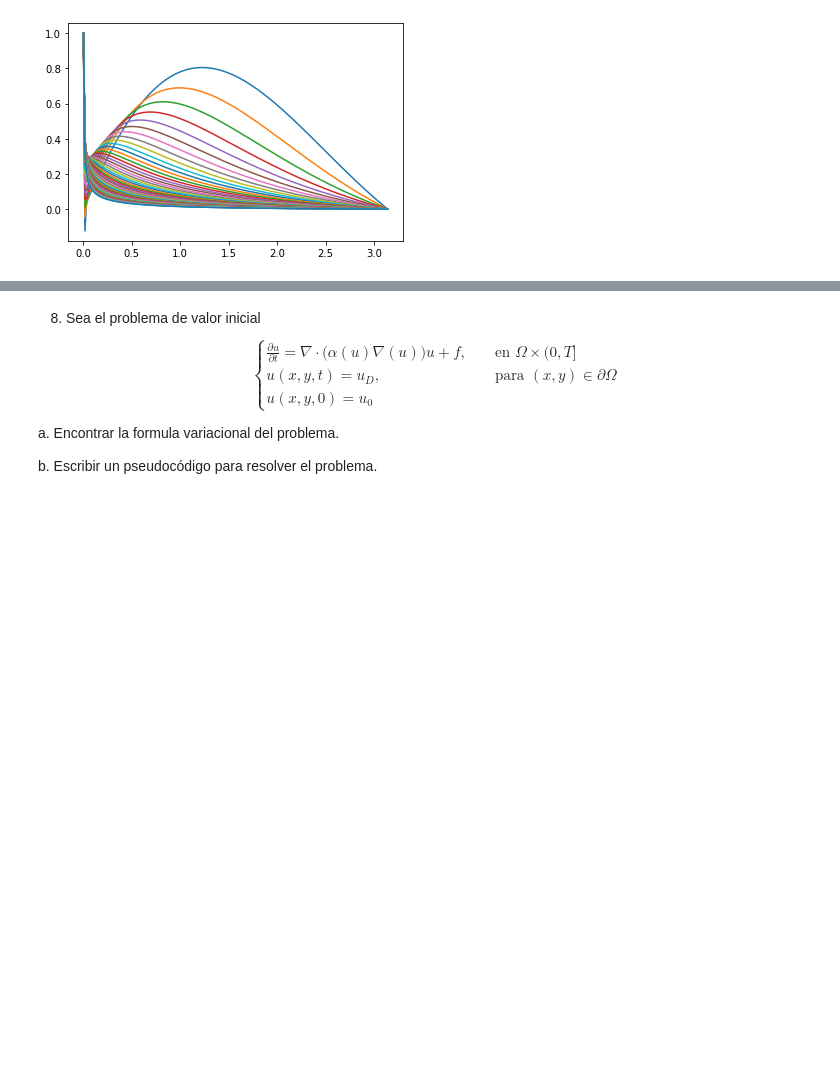
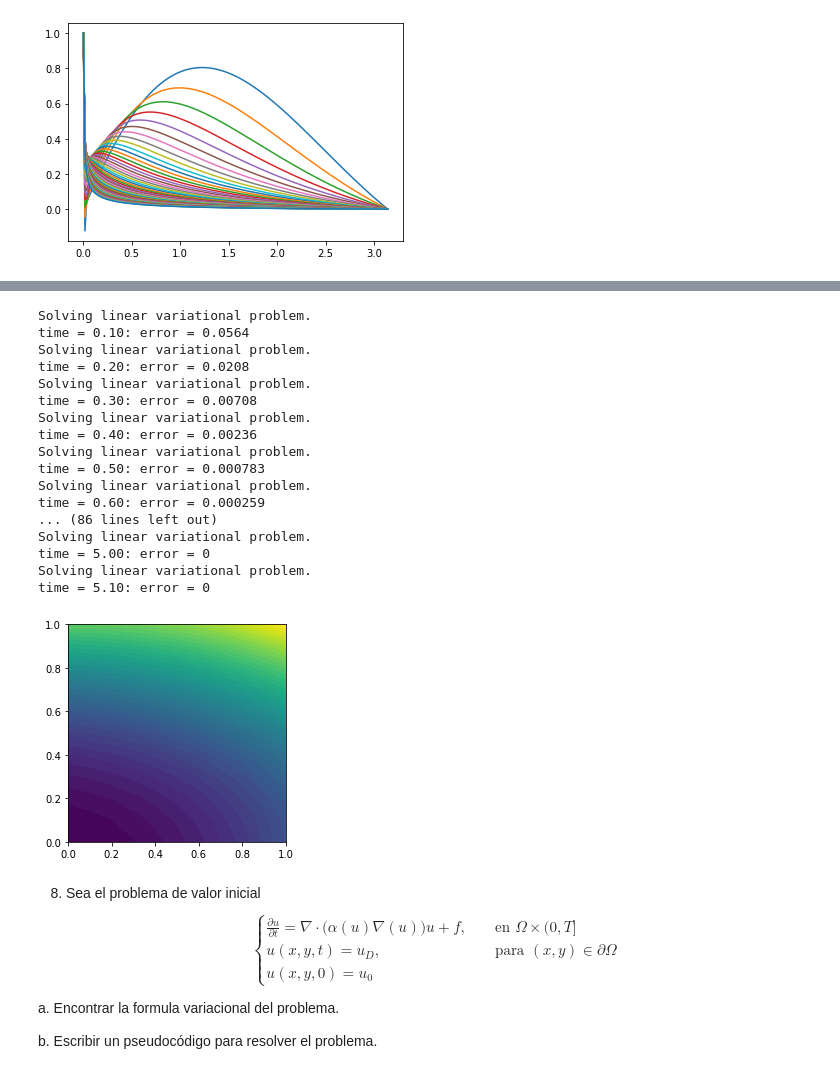
Before and after one commit to suribe06/Modeling-Simulation-2, a Jupyter notebook: FEniCS/taller.ipynb, the cells around one changed output, grey strips where cells are left out. Saved outputs shown, nothing was run; the diff lists cells and outputs as text; code cells hidden in the pictures; blank space fills up the shorter version.

```diff
--- a/FEniCS/taller.ipynb
+++ b/FEniCS/taller.ipynb
@@ -200,7 +239,7 @@ u = TrialFunction(V)
 v = TestFunction(V)
 f = Constant(0.0)
 a = u*v*dx + dt*inner(nabla_grad(u), nabla_grad(v))*dx
-L = (u_k_old + dt*f)*v*dx
+L = (u_k_old + dt*f)*v*dx + dt*v*ds
 
 # Time-stepping
 u = Function(V)
@@ -272,8 +317,8 @@ mesh = IntervalMesh(200, 0, np.pi)
 V = FunctionSpace(mesh, 'Lagrange', 1)
 
 # Define the boundary condition
-bc = [DirichletBC(V, 1, "near(x[0], 0)"),
-      DirichletBC(V, 0, "near(x[0], pi)")]
+bc = [DirichletBC(V, Constant(1.0), "near(x[0], 0)"),
+      DirichletBC(V, Constant(0.0), "near(x[0], pi)")]
 
 # Define the initial condition, u(t=0, x) = sin(x)
 initial_condition = Expression("sin(x[0])", degree=1)
@@ -348,29 +395,67 @@ b. Implementar la aproximación del problema en Fenics y resolverlo con el méto
 # %%
 #Discretization
 T = 5.0 # final time
 num_steps = 50 # number of time steps
 dt = T / num_steps # time step size
 
 # Define mesh and function space
 nx = ny = 10
 mesh = UnitSquareMesh(nx, ny)
 V = FunctionSpace(mesh, 'Lagrange', 1)
 
 # Define the boundary condition
 u_D = Expression('1 + x[0]*x[0] + alpha*x[1]*x[1] + beta*t', degree=2, alpha=3, beta=1.2, t=0)
 def boundary(x, on_boundary):
     return on_boundary
 bc = DirichletBC(V, u_D, boundary)
 
 # Define the initial condition
 initial_condition = Expression('1 + x[0]*x[0] + alpha*x[1]*x[1]', degree=2, alpha=3)
 u_k_old = interpolate(initial_condition, V)
 
 # Define the variational problem
 u = TrialFunction(V)
 v = TestFunction(V)
 f = Expression('beta - 2 - 2*alpha', degree=2, alpha=3, beta=1.2)
 a = u*v*dx + dt*inner(nabla_grad(u), nabla_grad(v))*dx
+L = (u_k_old + dt*f)*v*dx
+
+# Time-stepping
+u = Function(V)
+t = 0
+while t <= T:
+    # Update time
+    t += dt
+    u_k_old.t = t
+    # Solve variational problem at current time step
+    solve(a == L, u, bc)
+    # Plot solution
+    plot(u)
+    # Compute error at vertices
+    u_e = interpolate(u_k_old, V)
+    error = np.abs(u_e.vector().get_local() - u.vector().get_local()).max()
+    print('time = %.2f: error = %.3g' % (t, error))
+    # Update previous solution
+    u_k_old.assign(u)
+# %% [output]
+Solving linear variational problem.
+time = 0.10: error = 0.0564
+Solving linear variational problem.
+time = 0.20: error = 0.0208
+Solving linear variational problem.
+time = 0.30: error = 0.00708
+Solving linear variational problem.
+time = 0.40: error = 0.00236
+Solving linear variational problem.
+time = 0.50: error = 0.000783
+Solving linear variational problem.
+time = 0.60: error = 0.000259
+... (86 lines left out)
+Solving linear variational problem.
+time = 5.00: error = 0
+Solving linear variational problem.
+time = 5.10: error = 0
+[figure, added]
 # %% [markdown]
 8. Sea el problema de valor inicial
 $$\begin{cases}\frac{\partial u}{\partial t}=\nabla\cdot\Big(\alpha(u)\nabla(u) \Big) u+f,\quad &\text{ en } \Omega\times(0,T]\\ u(x,y,t)=u_D, &\text{ para }(x,y)\in \partial\Omega\\ u(x,y,0)=u_0\end{cases}$$
```
Also changed, not shown: parts of 14 cells of this notebook, 2 other files.
